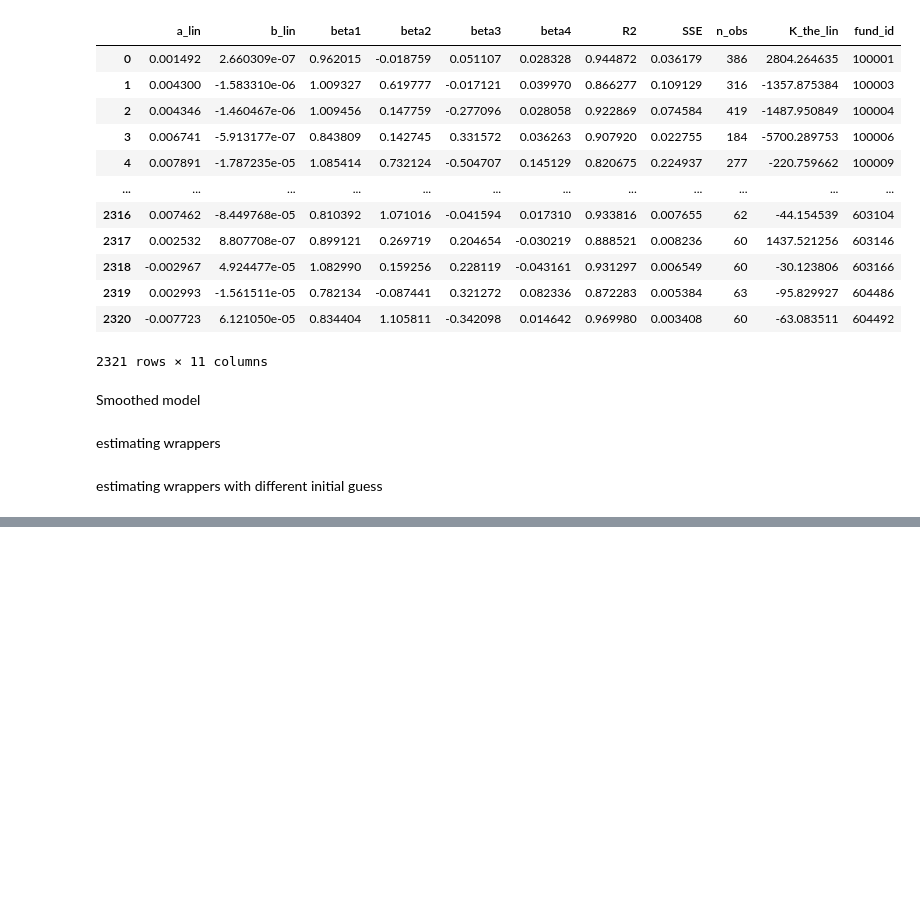
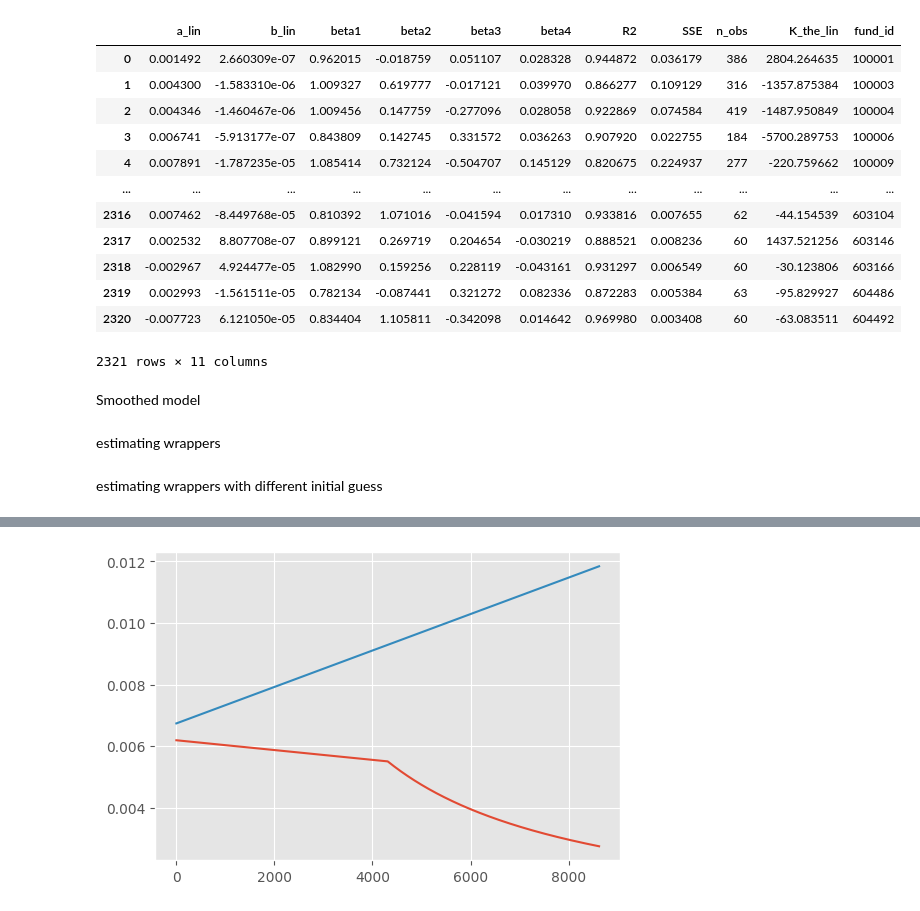
Before and after one commit to DavidSandovalRodriguez/Fund-Kink-Smoothing, a Jupyter notebook: WorkingNotebook.ipynb, the cells around one changed output, grey strips where cells are left out. Saved outputs shown, nothing was run; the diff lists cells and outputs as text; code cells hidden in the pictures; blank space fills up the shorter version.

```diff
--- a/WorkingNotebook.ipynb
+++ b/WorkingNotebook.ipynb
@@ -305,0 +344,37 @@ estimates["K_theory"] = estimates["a"] / (2 * estimates["b"])
+# %%
+def plot_func_fund_li_nolin(fundID):
+    a_hat = estimates.loc[estimates["fund_id"] == fundID, "a"].iat[0]
+    b_hat = estimates.loc[estimates["fund_id"] == fundID, "b"].iat[0]
+    k_hat = estimates.loc[estimates["fund_id"] == fundID, "K"].iat[0]
+
+    q_grid = np.linspace(0.0001, 2*k_hat, 1000)
+
+    h = 0.0000001
+
+    alpha_grid = alpha_smooth_gauss(a_hat, b_hat, k_hat, q_grid, h)
+
+    plt.figure(figsize=(6,4))
+    plt.plot(q_grid,alpha_grid)
+
+    a_hatl = estimates_lin.loc[estimates_lin["fund_id"] == fundID, "a_lin"].iat[0]
+    b_hatl = estimates_lin.loc[estimates_lin["fund_id"] == fundID, "b_lin"].iat[0]
+    #k_hatl = estimates.loc[estimates["fund_id"] == fundID, "K"].iat[0]
+
+
+    alpha_gridl = a_hatl - b_hatl * q_grid
+
+    #plt.figure(figsize=(6,4))
+    plt.plot(q_grid,alpha_gridl)
+
+    #fund scatter
+
+    q = df[df["fund_id"] == fundID, "TNA"].to_numpy(float)
+
+
+
+
+    plt.show()
+# %%
+plot_func_fund_li_nolin(100006)
+# %% [output]
+[figure, added]
```
Also changed, not shown: parts of 9 cells of this notebook.
